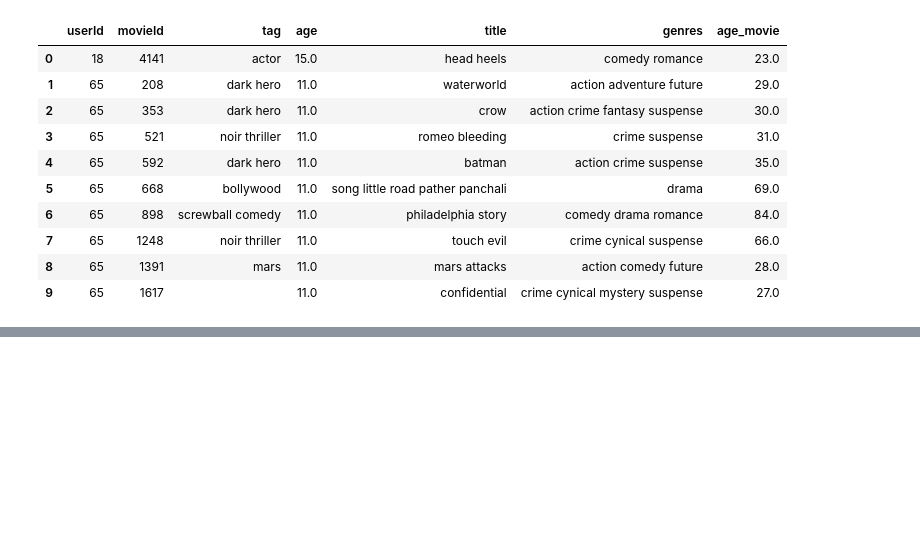
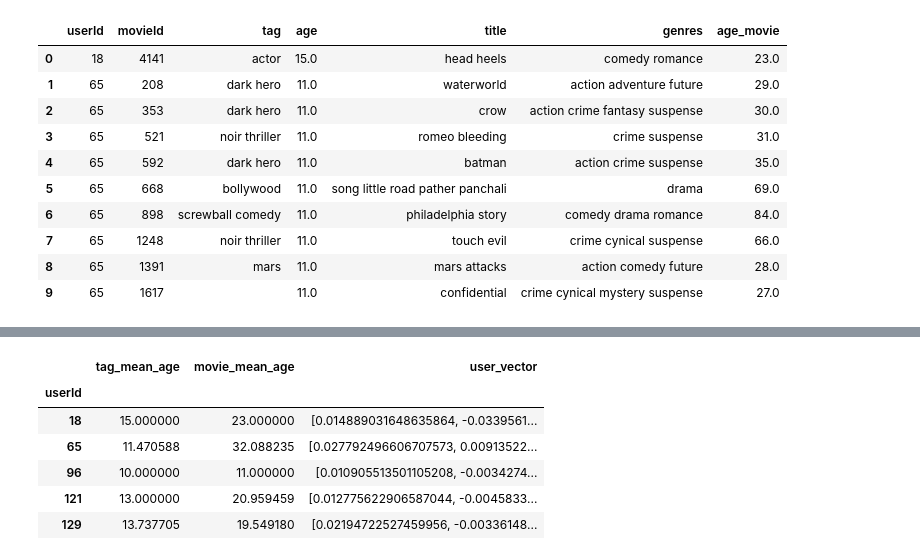
Before and after one commit to jcrigoni/grand_ml_project, a Jupyter notebook: 4_user_embedding.ipynb, the cells around one changed output, grey strips where cells are left out. Cells and saved outputs as stored; diff of their text form; code cells hidden in the pictures; blank space fills up the shorter version.

```diff
--- a/4_user_embedding.ipynb
+++ b/4_user_embedding.ipynb
@@ -326,0 +422,10 @@ df_tag_title_genres.head(3)
+# %%
+df_grouped.head()
+# %% [output]
+|  | tag_mean_age | movie_mean_age | user_vector |
+| userId |  |  |  |
+| 18 | 15.000000 | 23.000000 | [0.014889031648635864, -0.0339561... |
+| 65 | 11.470588 | 32.088235 | [0.027792496606707573, 0.00913522... |
+| 96 | 10.000000 | 11.000000 | [0.010905513501105208, -0.0034274... |
+| 121 | 13.000000 | 20.959459 | [0.012775622906587044, -0.0045833... |
+| 129 | 13.737705 | 19.549180 | [0.02194722527459956, -0.00336148... |
```
Also changed, not shown: parts of 37 cells of this notebook, 1 other file.
